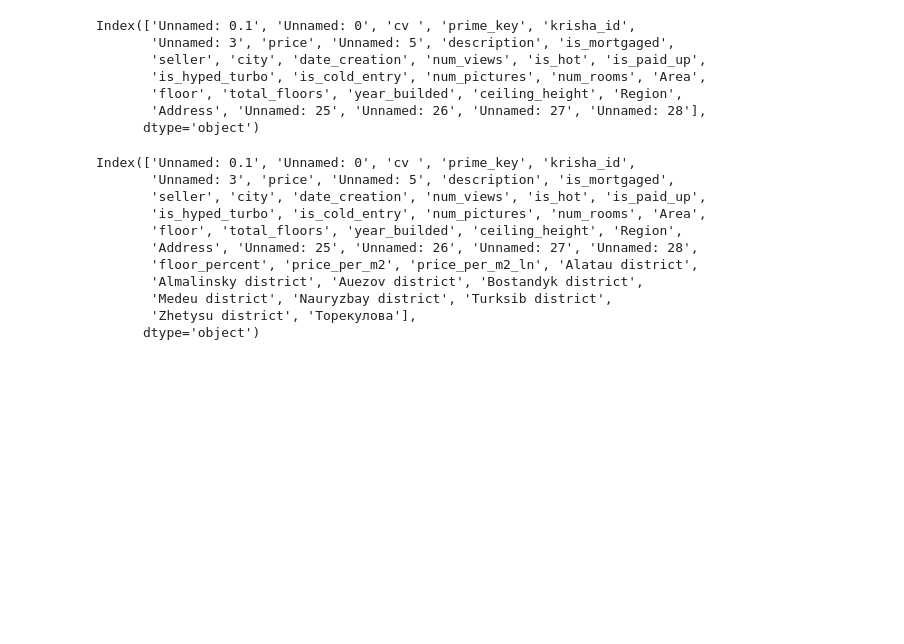
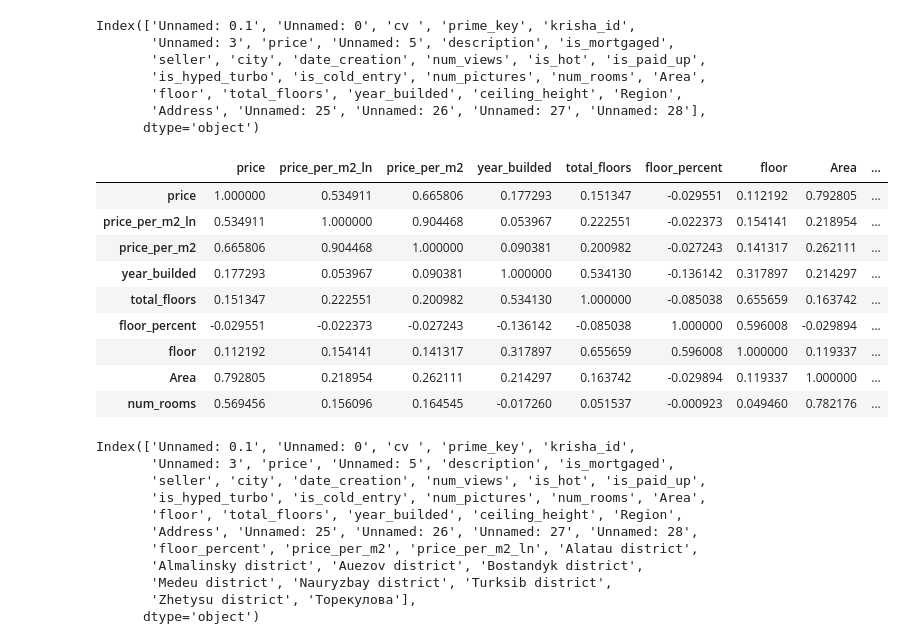
Before and after one commit to CodeForse/Diploma-, a Jupyter notebook: standart_models.ipynb, the cells around one changed output. Drawn from its saved outputs; the diff is of its cells as text; code cells hidden in the pictures; blank space fills up the shorter version.

Commit message:
corr matrix added

```diff
--- a/standart_models.ipynb
+++ b/standart_models.ipynb
@@ -30,6 +30,21 @@ Index(['Unnamed: 0.1', 'Unnamed: 0', 'cv ', 'prime_key', 'krisha_id',
 df['floor_percent'] = df['floor']/df['total_floors'] * 100
 # %%
 df['price_per_m2'] = df['price']//df['Area']
+# %%
+cor = df[['price', 'price_per_m2_ln', 'price_per_m2', 'year_builded', 'total_floors', 'floor_percent', 'floor', 'Area', 'num_rooms']].corr()
+# %%
+cor.style.background_gradient(cmap='RdBu_r')
+# %% [output]
+|  | price | price_per_m2_ln | price_per_m2 | year_builded | total_floors | floor_percent | floor | Area | ... |
+| price | 1.000000 | 0.534911 | 0.665806 | 0.177293 | 0.151347 | -0.029551 | 0.112192 | 0.792805 | ... |
+| price_per_m2_ln | 0.534911 | 1.000000 | 0.904468 | 0.053967 | 0.222551 | -0.022373 | 0.154141 | 0.218954 | ... |
+| price_per_m2 | 0.665806 | 0.904468 | 1.000000 | 0.090381 | 0.200982 | -0.027243 | 0.141317 | 0.262111 | ... |
+| year_builded | 0.177293 | 0.053967 | 0.090381 | 1.000000 | 0.534130 | -0.136142 | 0.317897 | 0.214297 | ... |
+| total_floors | 0.151347 | 0.222551 | 0.200982 | 0.534130 | 1.000000 | -0.085038 | 0.655659 | 0.163742 | ... |
+| floor_percent | -0.029551 | -0.022373 | -0.027243 | -0.136142 | -0.085038 | 1.000000 | 0.596008 | -0.029894 | ... |
+| floor | 0.112192 | 0.154141 | 0.141317 | 0.317897 | 0.655659 | 0.596008 | 1.000000 | 0.119337 | ... |
+| Area | 0.792805 | 0.218954 | 0.262111 | 0.214297 | 0.163742 | -0.029894 | 0.119337 | 1.000000 | ... |
+| num_rooms | 0.569456 | 0.156096 | 0.164545 | -0.017260 | 0.051537 | -0.000923 | 0.049460 | 0.782176 | ... |
 # %%
 df_onehot_regions = pd.get_dummies(df['Region'])
 
```
